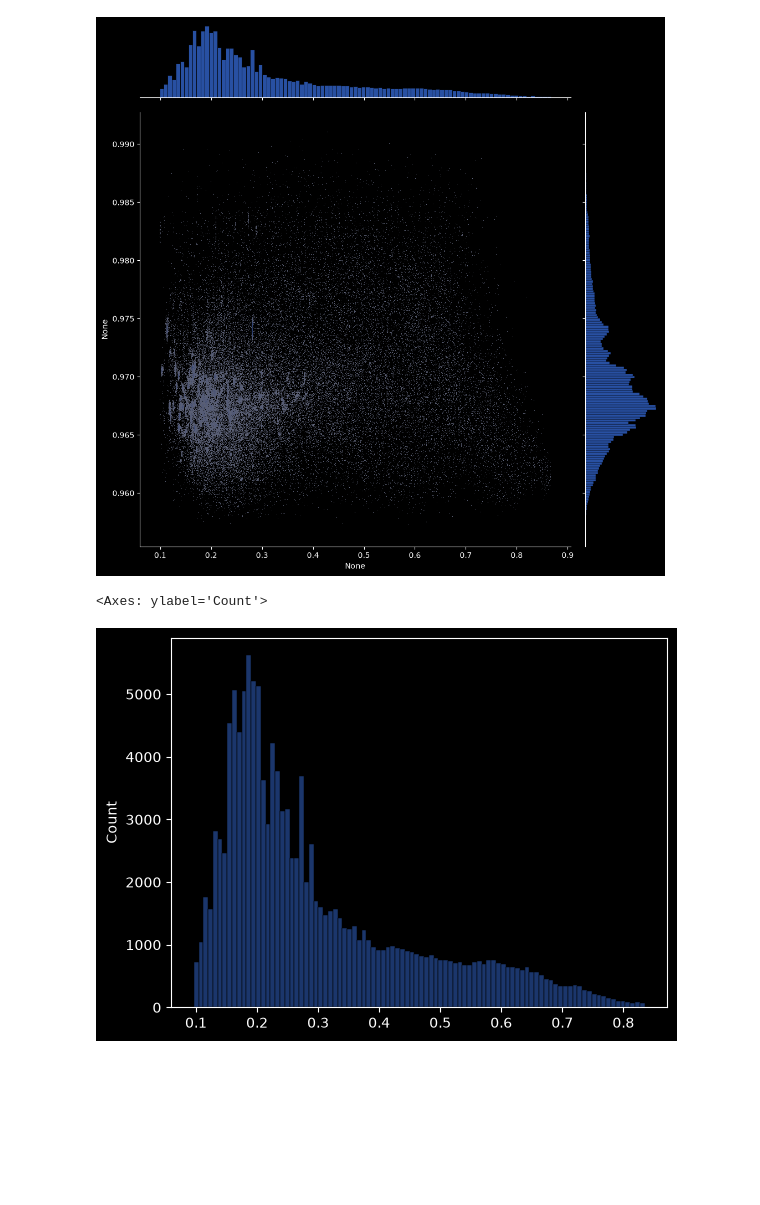
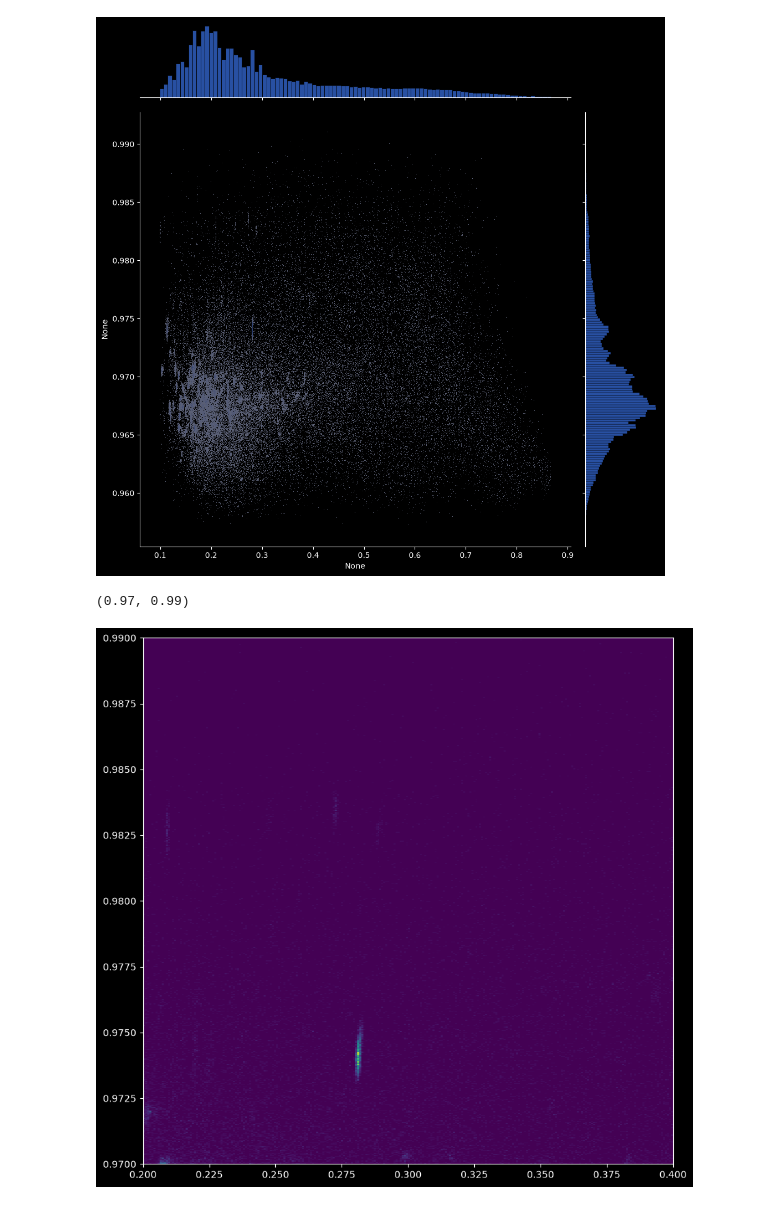
Before and after one commit to T-im4i-k/Active-Learning-for-Email-Interaction-Dynamics, a Jupyter notebook: src/email_outreach/additional_data/plot_u_pi.ipynb, the cells around one changed output. Drawn from its saved outputs; the diff is of its cells as text; code cells hidden in the pictures; blank space fills up the shorter version.

```diff
--- a/src/email_outreach/additional_data/plot_u_pi.ipynb
+++ b/src/email_outreach/additional_data/plot_u_pi.ipynb
@@ -36,8 +28,13 @@ sns.jointplot(x=pi[24], y=u[24], kind="hist", alpha=0.5, height = 10, bins =1000
 # %% [output]
 <seaborn.axisgrid.JointGrid at 0x...>
 [figure]
-# %%
-sns.histplot(pi[-1]*u[-1],  alpha=0.5)
-# %% [output]
-<Axes: ylabel='Count'>
-[figure, removed]
+# %%
+plt.figure(figsize=(10,10))
+
+plt.hist2d(pi[24], u[24], bins=1000)
+
+plt.xlim((0.2, 0.4))
+plt.ylim((0.97, 0.99))
+# %% [output]
+(0.97, 0.99)
+[figure, added]
```
Also changed, not shown: parts of 3 cells of this notebook, 4 other files.
